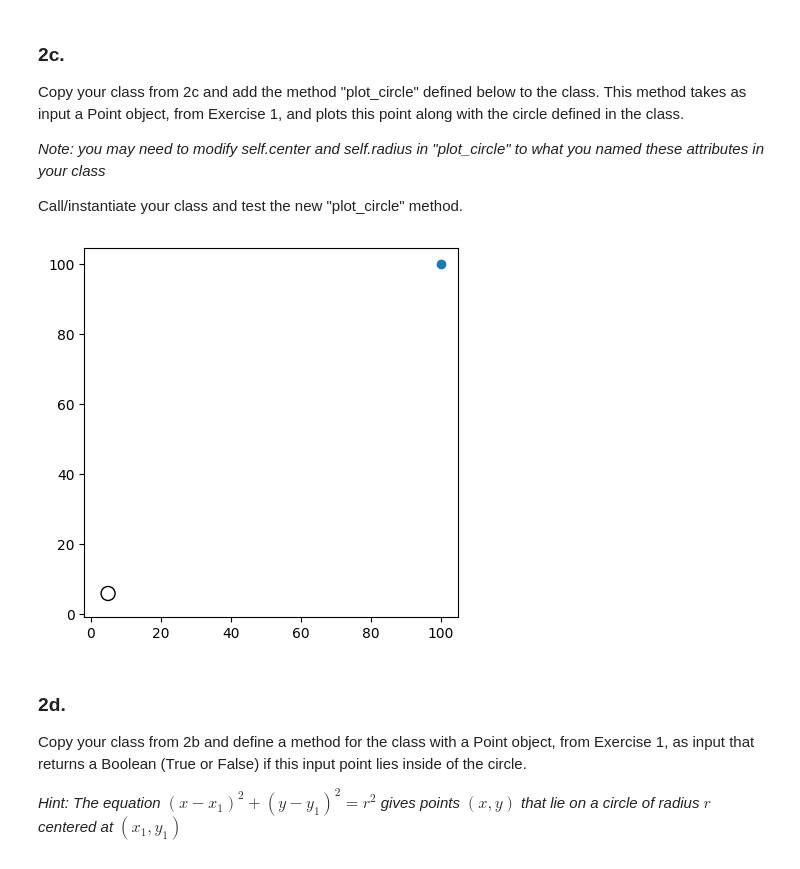
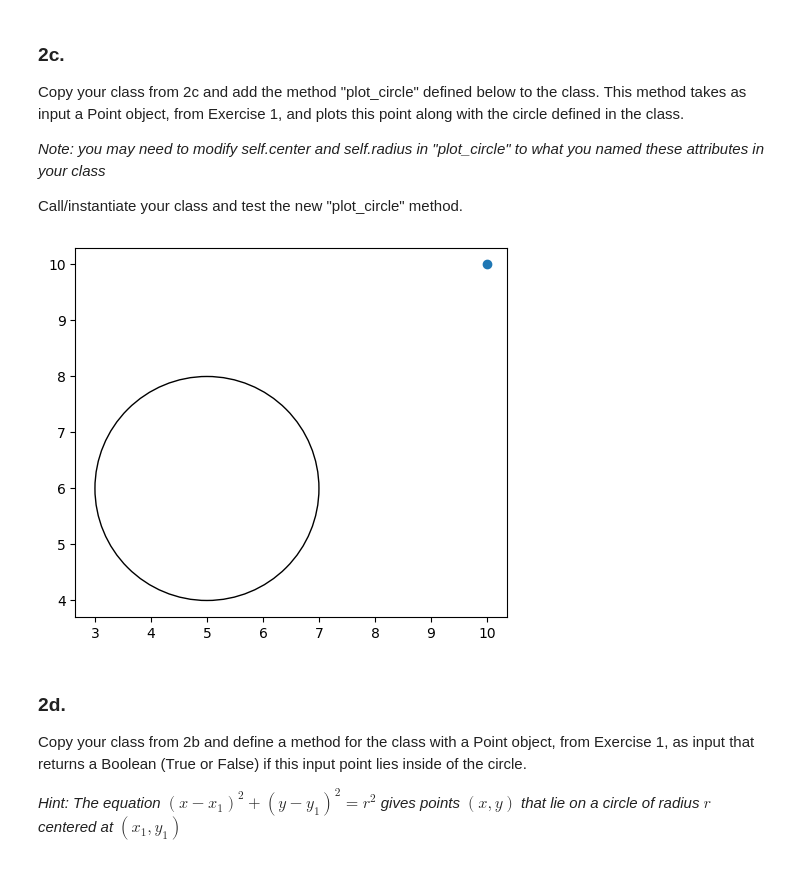
Before and after one commit to Finian0/demo_repo, a Jupyter notebook: Teacher Interview Notes/Group Worksheet.ipynb, the cells around one changed output. Saved outputs shown, nothing was run; the diff lists cells and outputs as text; code cells hidden in the pictures.

```diff
--- a/Teacher Interview Notes/Group Worksheet.ipynb
+++ b/Teacher Interview Notes/Group Worksheet.ipynb
@@ -375,11 +375,11 @@ class Circle:
 # %%
 p1 = Point(5,6)
 c1 = Circle(p1,2)
-p2 = Point(100,100)
+p2 = Point(10,10)
 
 c1.plot_circle(p2)
 # %% [output]
-[figure, old version]
+[figure, new version]
 # %% [markdown]
 ### 2d.
 
```
Also changed, not shown: parts of 1 cell of this notebook, 2 other files.
